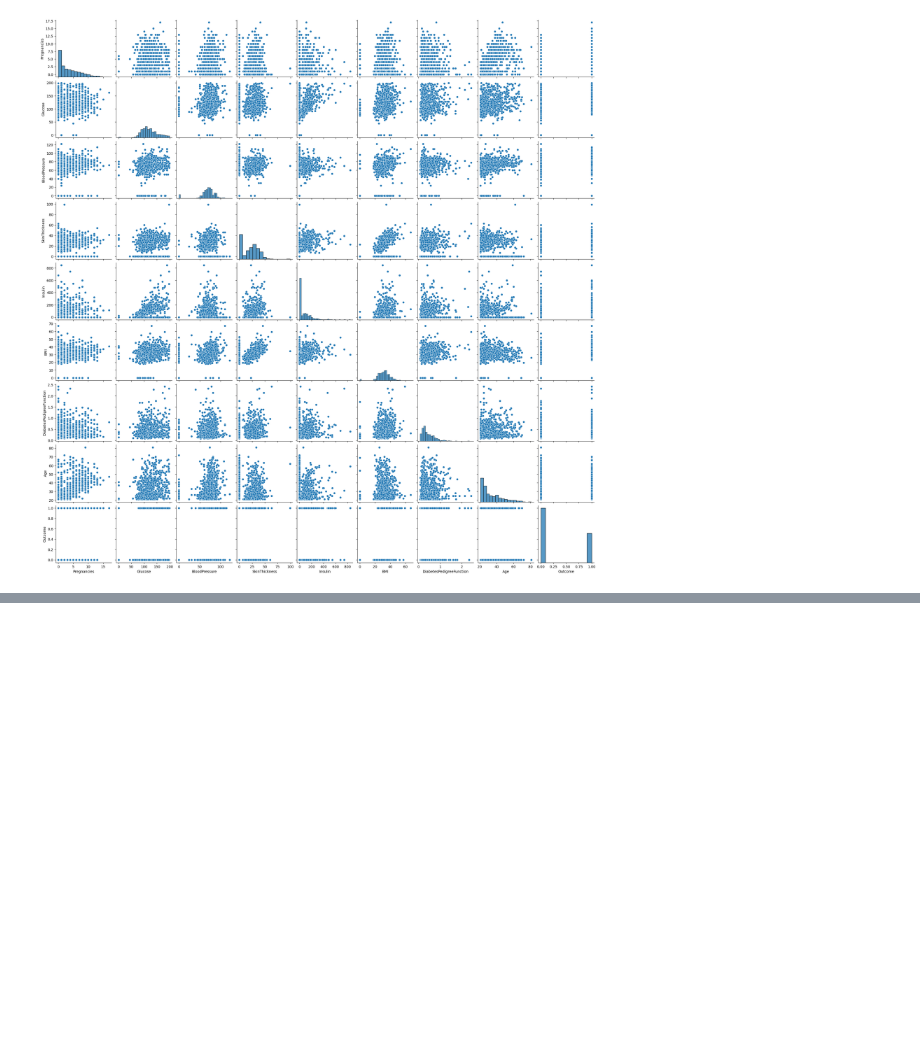
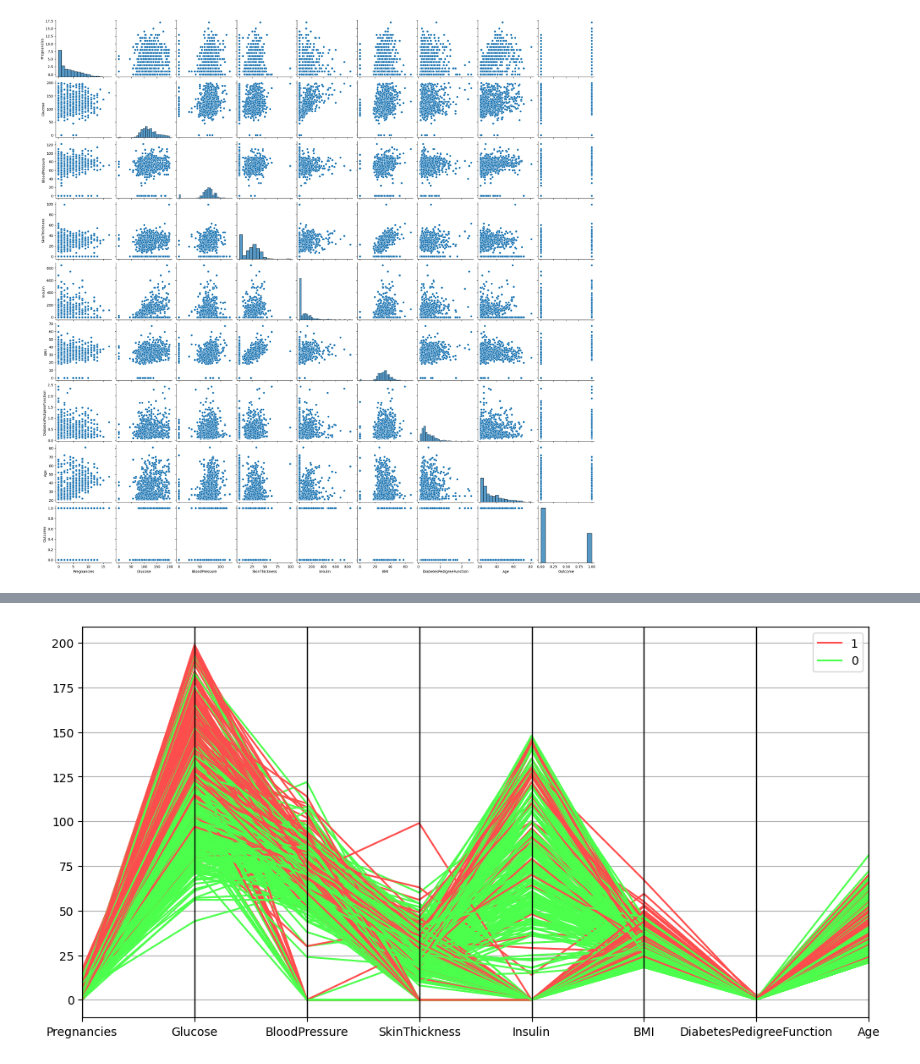
Before and after one commit to AnderTxuCode/machine-learning-tree, a Jupyter notebook: src/explore.ipynb, the cells around one changed output, grey strips where cells are left out. Saved outputs shown, nothing was run; the diff lists cells and outputs as text; code cells hidden in the pictures; blank space fills up the shorter version.

```diff
--- a/src/explore.ipynb
+++ b/src/explore.ipynb
@@ -290,0 +350,19 @@ sns.pairplot(data = df)
+# %%
+
+# Análisis de outliers para Insulin
+insulin_est = df["Insulin"].describe()
+print(insulin_est)
+
+iqr = insulin_est["75%"] - insulin_est["25%"]
+upper_limit = insulin_est["75%"] + 1.5 * iqr
+lower_limit = insulin_est["25%"] - 1.5 * iqr
+
+print(f"Los límites superior e inferior para la búsqueda de outliers son {round(upper_limit, 2)} y {round(lower_limit, 2)}, con un rango intercuartílico de {round(iqr, 2)}")
+
+df = df[df["Insulin"] >= 0]
+df = df[df["Insulin"] < 150]
+insulin_val = df[df["Insulin"] >= 0].shape[0]
+insulin_val2 = df[df["Insulin"] >= 151].shape[0]
+print("Valores mayores o iguales a 0: ", insulin_val)
+print("Valores mayores o iguales a 151: ", insulin_val2)
+#Podemos ver que la media es 81 y el 75% por lo que podemos eliminar valores mayores a 150 que están muy alejados de la media
@@ -290,0 +382,16 @@ sns.pairplot(data = df)
+# %%
+
+# Análisis de outliers para Age
+age_est = df["Age"].describe()
+print(age_est)
+
+iqr = age_est["75%"] - age_est["25%"]
+upper_limit = age_est["75%"] + 1.5 * iqr
+lower_limit = age_est["25%"] - 1.5 * iqr
+
+print(f"Los límites superior e inferior para la búsqueda de outliers son {round(upper_limit, 2)} y {round(lower_limit, 2)}, con un rango intercuartílico de {round(iqr, 2)}")
+
+df = df[df["Age"] > 0]
+age_val = df[df["Age"] > 0].shape[0]
+print("Valores mayores de 0: ", age_val)
+#La media está en 33 pero 81 por lo que tampoco nos hace falta eliminar valores es un intervalor bastante adecuado.
@@ -290,0 +462,10 @@ sns.pairplot(data = df)
+# %%
+import matplotlib.pyplot as plt
+
+plt.figure(figsize=(12, 6))
+
+pd.plotting.parallel_coordinates(df, "Outcome", color=("#FF4C4C", "#4CFF4C", "#4C4CFF"))
+#Si le quito valores tan altos a insulina queda todo más a la par habría que verlo bien
+plt.show()
+# %% [output]
+[figure, added]
```
Also changed, not shown: parts of 30 cells of this notebook, 2 other files.
